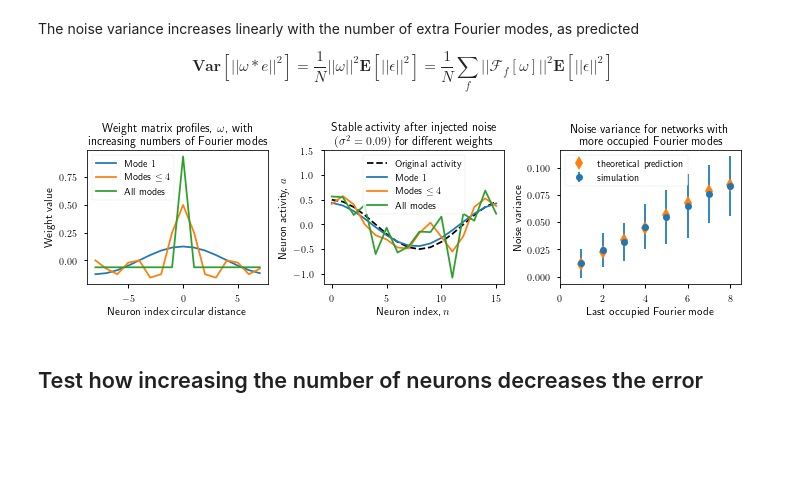
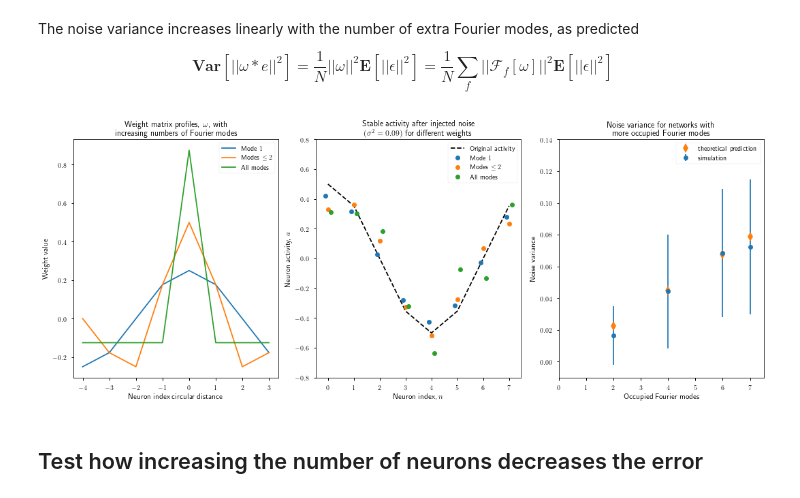
Before and after one commit to Dominic-DallOsto/insect-navigation-sinusoidal-optimality, a Jupyter notebook: sinusoidal noise rejection negative activity.ipynb, the cells around one changed output. Drawn from its saved outputs; the diff is of its cells as text; code cells hidden in the pictures; blank space fills up the shorter version.

```diff
--- a/sinusoidal noise rejection negative activity.ipynb
+++ b/sinusoidal noise rejection negative activity.ipynb
@@ -94,12 +93,13 @@ def simulate_and_plot(a0, W, dt=0.001, repetitions=100, noise=0.3, plot=True, sh
 # %%
 fourier_mode_errors = []
 fourier_mode_stddevs = []
+fourier_modes = []
 noise_stddev = 0.3
 noise_var = noise_stddev**2
 
 last_mode_range = np.arange(1,N//2+1,1)
 for last_mode in last_mode_range:
-	fw = fill_fourier_modes_up_to_N_without_DC(last_mode, N)
+	fw = fill_fourier_modes_in_range(1, last_mode, N)
 
 	W = profile_to_matrix(get_cosine_from_fourier_spectrum(fw))
 
@@ -107,10 +107,11 @@ for last_mode in last_mode_range:
 	ms_mean, ms_stddev = simulate_and_plot(a, W, noise=noise_stddev)
 	fourier_mode_errors.append(ms_mean)
 	fourier_mode_stddevs.append(ms_stddev)
+	fourier_modes.append(fw.sum())
 plt.figure(figsize=(10,6))
-plt.errorbar(last_mode_range, fourier_mode_errors, fourier_mode_stddevs, fmt='o', label='simulation')
-plt.plot(last_mode_range, [noise_var/N*np.sum(fill_fourier_modes_up_to_N_without_DC(last_mode, N)) for last_mode in last_mode_range], 'd', markersize=15, label='theoretical prediction')
-plt.xlabel('Last occupied Fourier mode')
+plt.errorbar(fourier_modes, fourier_mode_errors, fourier_mode_stddevs, fmt='o', label='simulation')
+plt.plot(fourier_modes, [noise_var/N*np.sum(fill_fourier_modes_in_range(1, last_mode, N)) for last_mode in last_mode_range], 'd', markersize=15, label='theoretical prediction')
+plt.xlabel('Total occupied Fourier modes')
 plt.ylabel('Noise variance')
 plt.title(f'Average noise variance at stable neuron state after injected noise $\\sigma^2={noise_var}$')
 plt.legend()
@@ -138,50 +135,51 @@ $$\textbf{Var}\left[||\omega \ast e||^2\right] = \frac{1}{N}||\omega||^2 \textbf
 dt=0.001
 
 noisy_activity = a + noise_stddev*np.random.randn(*a.shape)
-W_normal = profile_to_matrix(get_cosine_from_fourier_spectrum(fill_fourier_modes_up_to_N_without_DC(1, N)))
-W_half = profile_to_matrix(get_cosine_from_fourier_spectrum(fill_fourier_modes_up_to_N_without_DC(N//4, N)))
-W_full = profile_to_matrix(get_cosine_from_fourier_spectrum(fill_fourier_modes_up_to_N_without_DC(N//2, N)))
+W_normal = profile_to_matrix(get_cosine_from_fourier_spectrum(fill_fourier_modes_in_range(1, 1, N)))
+W_half = profile_to_matrix(get_cosine_from_fourier_spectrum(fill_fourier_modes_in_range(1, N//4, N)))
+W_full = profile_to_matrix(get_cosine_from_fourier_spectrum(fill_fourier_modes_in_range(1, N//2, N)))
 
 a_normal = noisy_activity.copy()
 a_half = noisy_activity.copy()
 a_full = noisy_activity.copy()
 for _ in range(50000):
 	a_normal += dt*(W_normal@a_normal - a_normal)
 	a_half += dt*(W_half@a_half - a_half)
 	a_full += dt*(W_full@a_full - a_full)
 
-fig, axs = plt.subplots(1, 3, figsize=(10,3)) # paper figures should be width 10 (full linewidth)
+fig, axs = plt.subplots(1, 3, figsize=(15,6)) # paper figures should be width 10 (full linewidth)
 axs[0].plot(neuron_indices-N//2, W_normal[N//2,:], label='Mode $1$')
 axs[0].plot(neuron_indices-N//2, W_half[N//2,:], label=f'Modes $\\leq {N//4}$')
 axs[0].plot(neuron_indices-N//2, W_full[N//2,:], label='All modes')
 axs[0].set_xlabel('Neuron index circular distance')
 axs[0].set_ylabel('Weight value')
 axs[0].set_title('Weight matrix profiles, $\\omega$, with\nincreasing numbers of Fourier modes')
 axs[0].legend()
 
 axs[1].plot(neuron_indices, a, 'k--', label='Original activity')
-axs[1].plot(neuron_indices, a_normal, label='Mode $1$')
-axs[1].plot(neuron_indices, a_half, label=f'Modes $\\leq {N//4}$')
-axs[1].plot(neuron_indices, a_full, label=f'All modes')
+axs[1].plot(neuron_indices-0.1, a_normal, 'o', label='Mode $1$')
+axs[1].plot(neuron_indices, a_half, 'o', label=f'Modes $\\leq {N//4}$')
+axs[1].plot(neuron_indices+0.1, a_full, 'o', label=f'All modes')
 axs[1].set_xlabel('Neuron index, $n$')
 axs[1].set_ylabel('Neuron activity, $a$')
 axs[1].set_title(f'Stable activity after injected noise\n$(\\sigma^2={noise_var})$ for different weights')
-axs[1].set_ylim([-1.2,1.5])
+axs[1].set_ylim(-0.8,0.8)
 axs[1].legend()
 
-axs[2].errorbar(last_mode_range, fourier_mode_errors, fourier_mode_stddevs, fmt='o', label='simulation')
-plt.plot(last_mode_range, [noise_var/N*np.sum(fill_fourier_modes_up_to_N_without_DC(last_mode, N)) for last_mode in last_mode_range], 'd', markersize=10, label='theoretical prediction')
-axs[2].set_xlabel('Last occupied Fourier mode')
+axs[2].errorbar(fourier_modes, fourier_mode_errors, fourier_mode_stddevs, fmt='o', label='simulation')
+plt.plot(fourier_modes, noise_var/N*np.array(fourier_modes), 'd', markersize=10, label='theoretical prediction')
+axs[2].set_xlabel('Occupied Fourier modes')
 axs[2].set_ylabel('Noise variance')
 axs[2].set_title(f'Noise variance for networks with\nmore occupied Fourier modes')
-axs[2].set_xlim([0,N//2+0.5])
+axs[2].set_xlim(0,N-0.5)
+axs[2].set_ylim(-0.01,0.14)
 axs[2].legend()
 
 plt.tight_layout()
 plt.savefig('plots/sinusoidal-noise-rejection-fourier-modes-negative-activity.pdf')
 plt.show()
 # %% [output]
-[figure, old version]
+[figure, new version]
 # %% [markdown]
 ## Test how increasing the number of neurons decreases the error
 # %%
```
Also changed, not shown: parts of 17 cells of this notebook, 5 other files.
